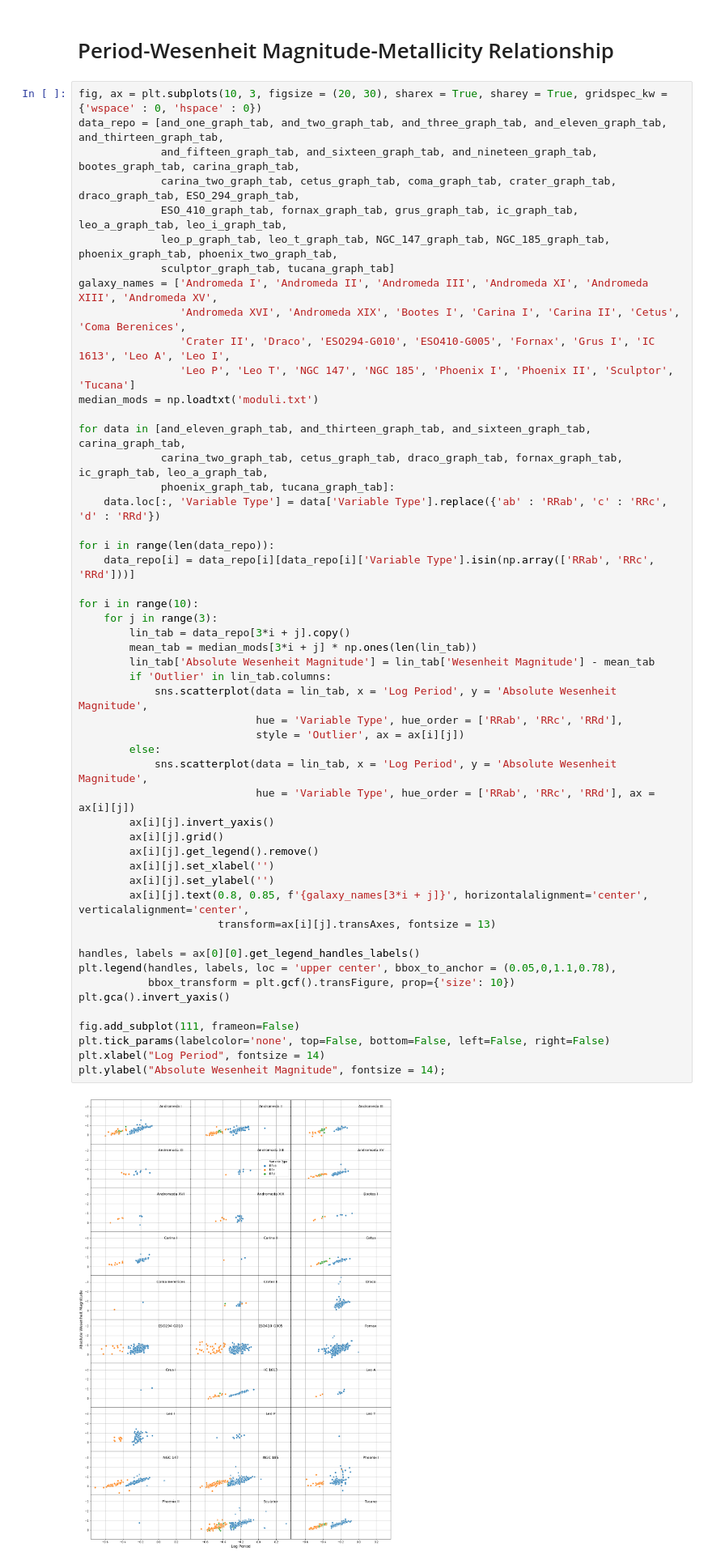
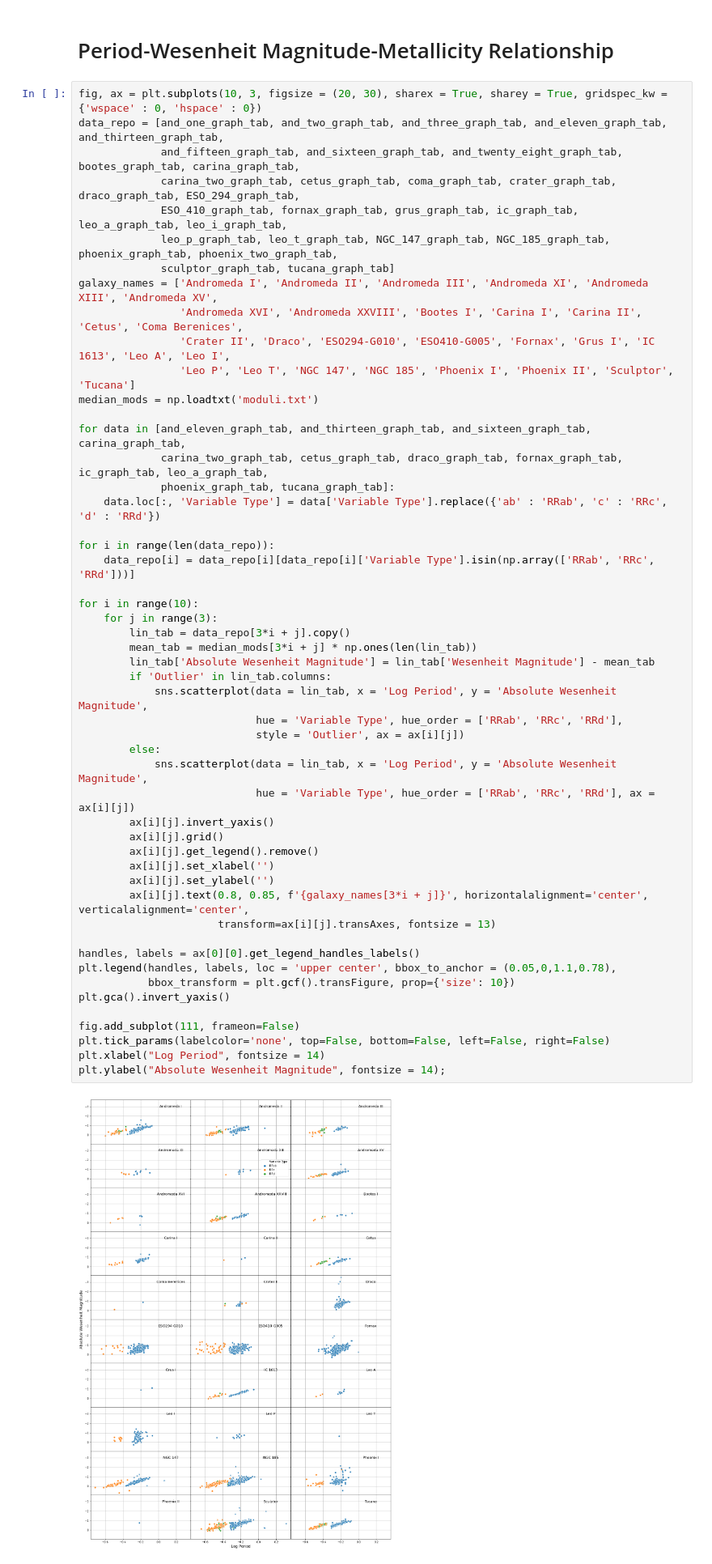
Before and after one commit to pranav-nagarajan/Variable-Stars, a Jupyter notebook: Data Analysis for Variable Stars.ipynb, the cells around one changed output. Shown at 81% size. Cells and saved outputs as stored; diff of their text form.

Commit message:
Updating plots in Data Analysis notebook

```diff
--- a/Data Analysis for Variable Stars.ipynb
+++ b/Data Analysis for Variable Stars.ipynb
@@ -2179,13 +2172,13 @@ mw_paper.head()
 # %%
 fig, ax = plt.subplots(10, 3, figsize = (20, 30), sharex = True, sharey = True, gridspec_kw = {'wspace' : 0, 'hspace' : 0})
 data_repo = [and_one_graph_tab, and_two_graph_tab, and_three_graph_tab, and_eleven_graph_tab, and_thirteen_graph_tab,
-             and_fifteen_graph_tab, and_sixteen_graph_tab, and_nineteen_graph_tab, bootes_graph_tab, carina_graph_tab,
+             and_fifteen_graph_tab, and_sixteen_graph_tab, and_twenty_eight_graph_tab, bootes_graph_tab, carina_graph_tab,
              carina_two_graph_tab, cetus_graph_tab, coma_graph_tab, crater_graph_tab, draco_graph_tab, ESO_294_graph_tab,
              ESO_410_graph_tab, fornax_graph_tab, grus_graph_tab, ic_graph_tab, leo_a_graph_tab, leo_i_graph_tab,
              leo_p_graph_tab, leo_t_graph_tab, NGC_147_graph_tab, NGC_185_graph_tab, phoenix_graph_tab, phoenix_two_graph_tab,
              sculptor_graph_tab, tucana_graph_tab]
 galaxy_names = ['Andromeda I', 'Andromeda II', 'Andromeda III', 'Andromeda XI', 'Andromeda XIII', 'Andromeda XV',
-                'Andromeda XVI', 'Andromeda XIX', 'Bootes I', 'Carina I', 'Carina II', 'Cetus', 'Coma Berenices',
+                'Andromeda XVI', 'Andromeda XXVIII', 'Bootes I', 'Carina I', 'Carina II', 'Cetus', 'Coma Berenices',
                 'Crater II', 'Draco', 'ESO294-G010', 'ESO410-G005', 'Fornax', 'Grus I', 'IC 1613', 'Leo A', 'Leo I',
                 'Leo P', 'Leo T', 'NGC 147', 'NGC 185', 'Phoenix I', 'Phoenix II', 'Sculptor', 'Tucana']
 median_mods = np.loadtxt('moduli.txt')
@@ -2201,34 +2194,34 @@ for i in range(len(data_repo)):
 for i in range(10):
     for j in range(3):
         lin_tab = data_repo[3*i + j].copy()
         mean_tab = median_mods[3*i + j] * np.ones(len(lin_tab))
         lin_tab['Absolute Wesenheit Magnitude'] = lin_tab['Wesenheit Magnitude'] - mean_tab
         if 'Outlier' in lin_tab.columns:
             sns.scatterplot(data = lin_tab, x = 'Log Period', y = 'Absolute Wesenheit Magnitude',
                             hue = 'Variable Type', hue_order = ['RRab', 'RRc', 'RRd'],
                             style = 'Outlier', ax = ax[i][j])
         else:
             sns.scatterplot(data = lin_tab, x = 'Log Period', y = 'Absolute Wesenheit Magnitude',
                             hue = 'Variable Type', hue_order = ['RRab', 'RRc', 'RRd'], ax = ax[i][j])
         ax[i][j].invert_yaxis()
         ax[i][j].grid()
         ax[i][j].get_legend().remove()
         ax[i][j].set_xlabel('')
         ax[i][j].set_ylabel('')
         ax[i][j].text(0.8, 0.85, f'{galaxy_names[3*i + j]}', horizontalalignment='center', verticalalignment='center',
                       transform=ax[i][j].transAxes, fontsize = 13)
 
 handles, labels = ax[0][0].get_legend_handles_labels()
 plt.legend(handles, labels, loc = 'upper center', bbox_to_anchor = (0.05,0,1.1,0.78),
            bbox_transform = plt.gcf().transFigure, prop={'size': 10})
 plt.gca().invert_yaxis()
 
 fig.add_subplot(111, frameon=False)
 plt.tick_params(labelcolor='none', top=False, bottom=False, left=False, right=False)
 plt.xlabel("Log Period", fontsize = 14)
 plt.ylabel("Absolute Wesenheit Magnitude", fontsize = 14);
 # %% [output]
-[figure, old version]
+[figure, new version]
 # %%
 fig, ax = plt.subplots(3, 3, figsize = (18, 10), sharex = True, sharey = True, gridspec_kw = {'wspace' : 0, 'hspace' : 0})
 data_repo = [canes_graph_tab, canes_two_graph_tab, hercules_graph_tab, leo_iv_graph_tab, sag_two_graph_tab,
```
Also changed, not shown: parts of 7 cells of this notebook, 1 other file.
